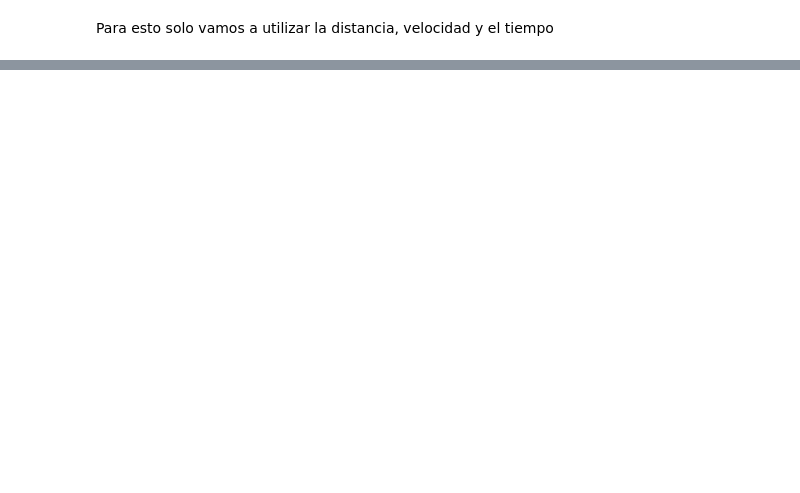
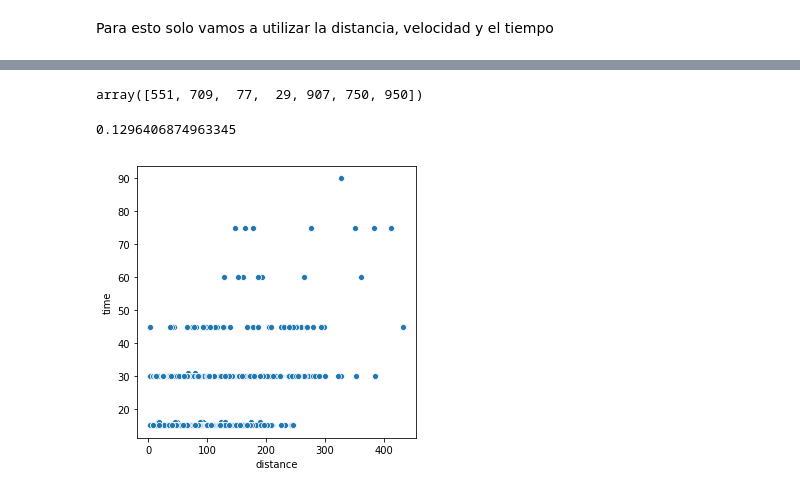
Before and after one commit to Mazzanicolas/TEA, a Jupyter notebook: notebooks/7 - Linear Regression.ipynb, the cells around one changed output, grey strips where cells are left out. Cells and saved outputs as stored; diff of their text form; code cells hidden in the pictures; blank space fills up the shorter version.

```diff
--- a/notebooks/7 - Linear Regression.ipynb
+++ b/notebooks/7 - Linear Regression.ipynb
@@ -23,0 +79,11 @@ TypeError: 'method' object is not subscriptable
+# %%
+data = pd.read_csv('../data/dataset.csv')
+data = data.drop(['Unnamed: 0'], axis=1)
+lines = data.line.unique()
+
+matplotlib.rcParams['figure.figsize'] = [5,5]
+for line in lines:
+    dd = data.query('line == {0}'.format(line))
+    plt.title(str(line))
+    sns.scatterplot(x=dd.distance, y=dd.time)
+    plt.show()
@@ -23,0 +107,19 @@ TypeError: 'method' object is not subscriptable
+# %%
+d= data.query('line == 345')
+d.id.unique()
+# %% [output]
+array([551, 709,  77,  29, 907, 750, 950])
+# %%
+from sklearn.linear_model import LinearRegression
+
+d= data.query('line == 2393')
+# d = d.query('time < 40')
+d.id.unique()
+X, y = d.distance.values.reshape(-1, 1), d.time.values.reshape(-1, 1)
+X_train, X_test, y_train, y_test = train_test_split(X, y, random_state=0)
+sns.scatterplot(x=d.distance, y=d.time)
+reg = LinearRegression().fit(X_train, y_train)
+reg.score(X_test, y_test)
+# %% [output]
+0.1296406874963345
+[figure, added]
```
Also changed, not shown: parts of 20 cells of this notebook.
